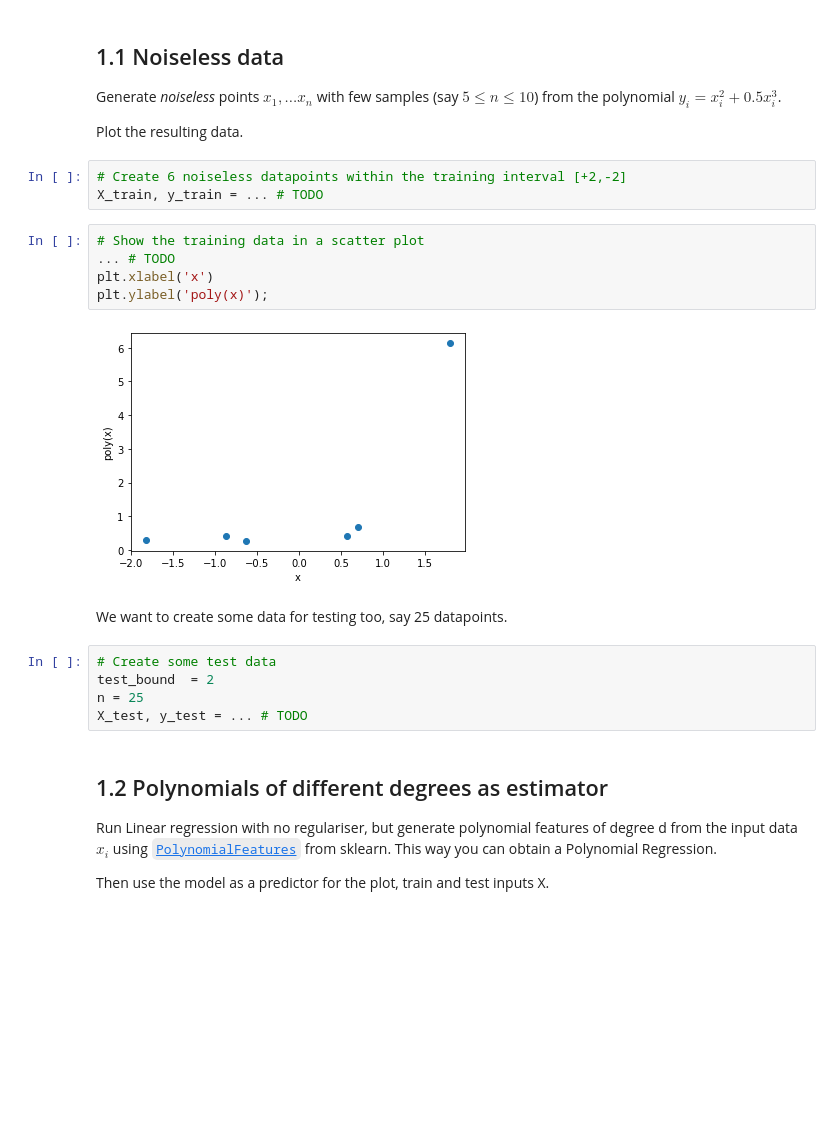
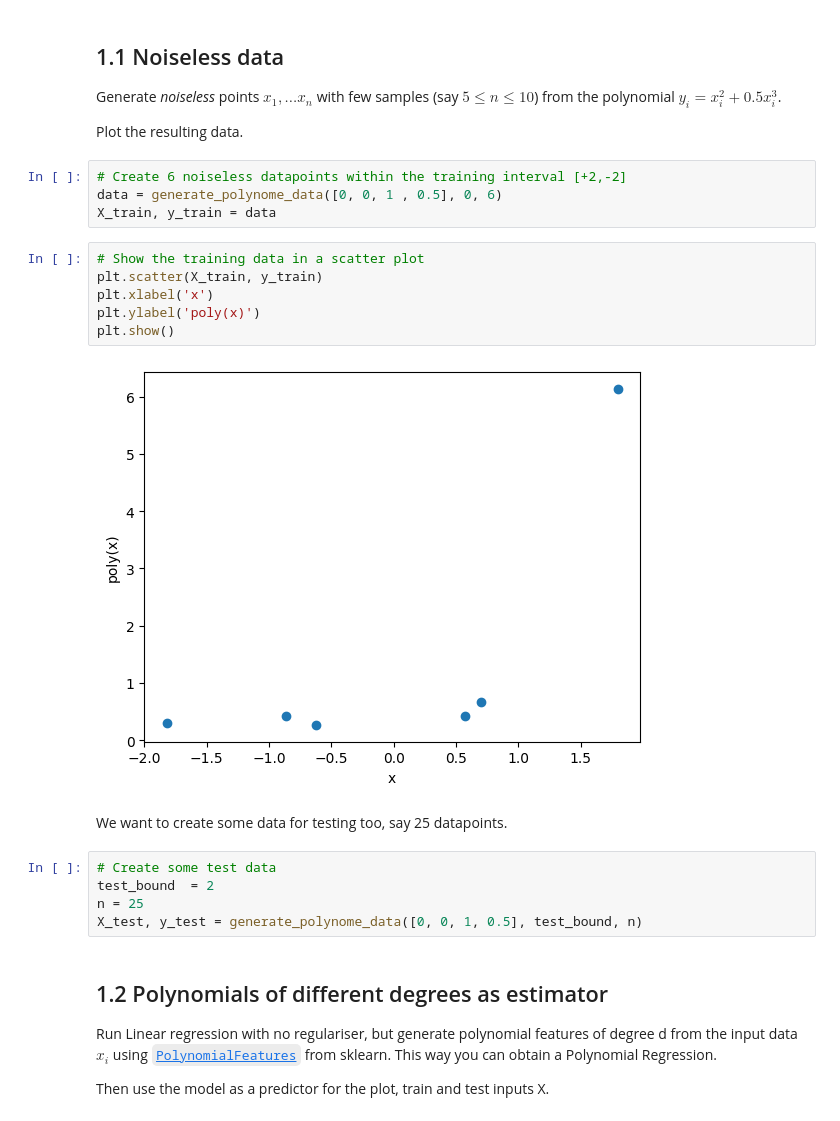
Before and after one commit to davidomanovic/Machine-Learning, a Jupyter notebook: Gradient Descent/ml4phys_exercise4.ipynb, the cells around one changed output. Cells and saved outputs as stored; diff of their text form; blank space fills up the shorter version.

```diff
--- a/Gradient Descent/ml4phys_exercise4.ipynb
+++ b/Gradient Descent/ml4phys_exercise4.ipynb
@@ -39,21 +39,23 @@ Generate _noiseless_ points $x_1, ... x_n$ with few samples (say $5 \leqslant n
 Plot the resulting data.
 # %%
 # Create 6 noiseless datapoints within the training interval [+2,-2]
-X_train, y_train = ... # TODO
+data = generate_polynome_data([0, 0, 1 , 0.5], 0, 6)
+X_train, y_train = data
 # %%
 # Show the training data in a scatter plot
-... # TODO
+plt.scatter(X_train, y_train)
 plt.xlabel('x')
-plt.ylabel('poly(x)');
+plt.ylabel('poly(x)')
+plt.show()
 # %% [output]
-[figure, old version]
+[figure, new version]
 # %% [markdown]
 We want to create some data for testing too, say 25 datapoints.
 # %%
 # Create some test data
 test_bound  = 2
 n = 25
-X_test, y_test = ... # TODO
+X_test, y_test = generate_polynome_data([0, 0, 1, 0.5], test_bound, n)
 # %% [markdown]
 ## 1.2 Polynomials of different degrees as estimator
 Run Linear regression with no regulariser, but generate polynomial features of degree d from the input data $x_i$ using [`PolynomialFeatures`](https://scikit-learn.org/stable/modules/generated/sklearn.preprocessing.PolynomialFeatures.html) from sklearn. This way you can obtain a Polynomial Regression.
```
Also changed, not shown: parts of 7 cells of this notebook.
